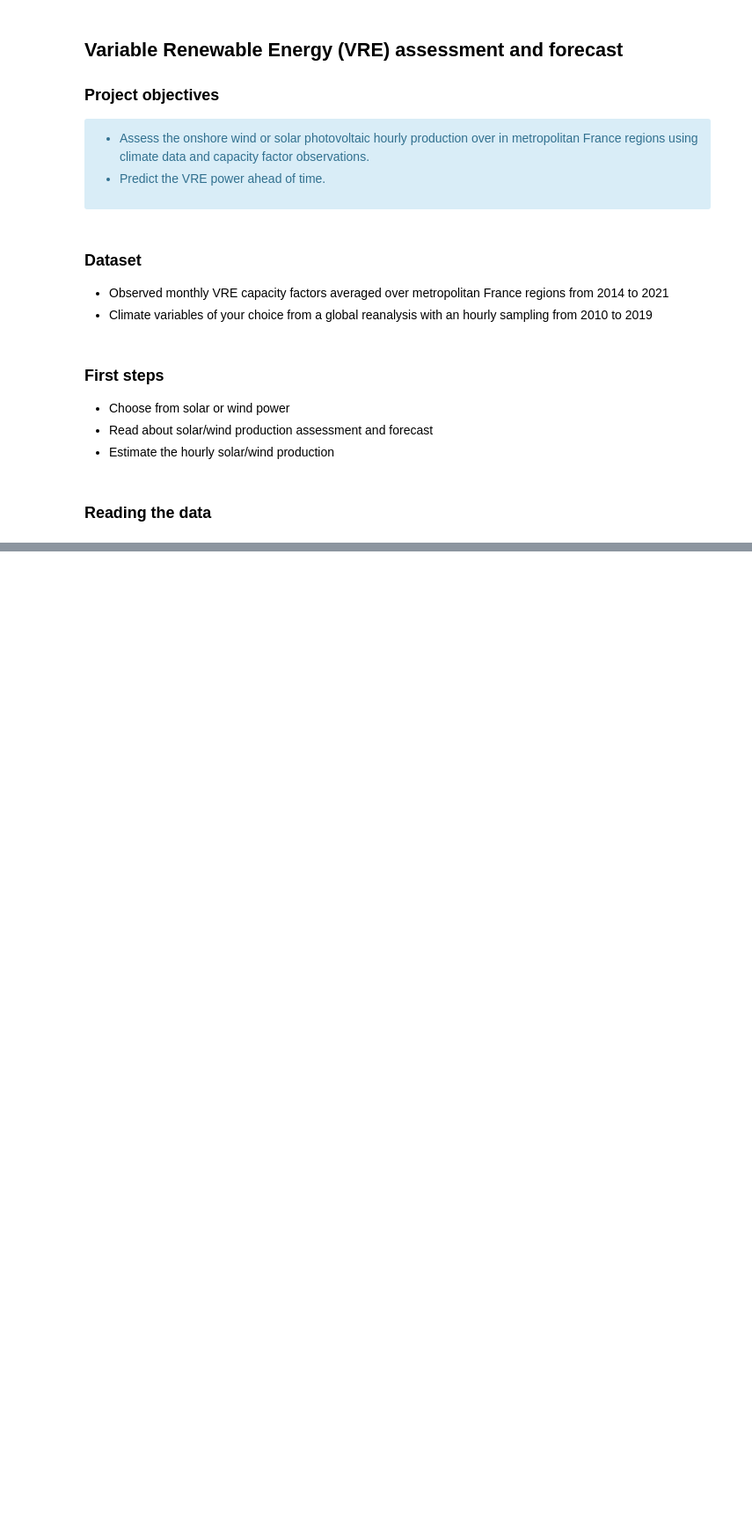
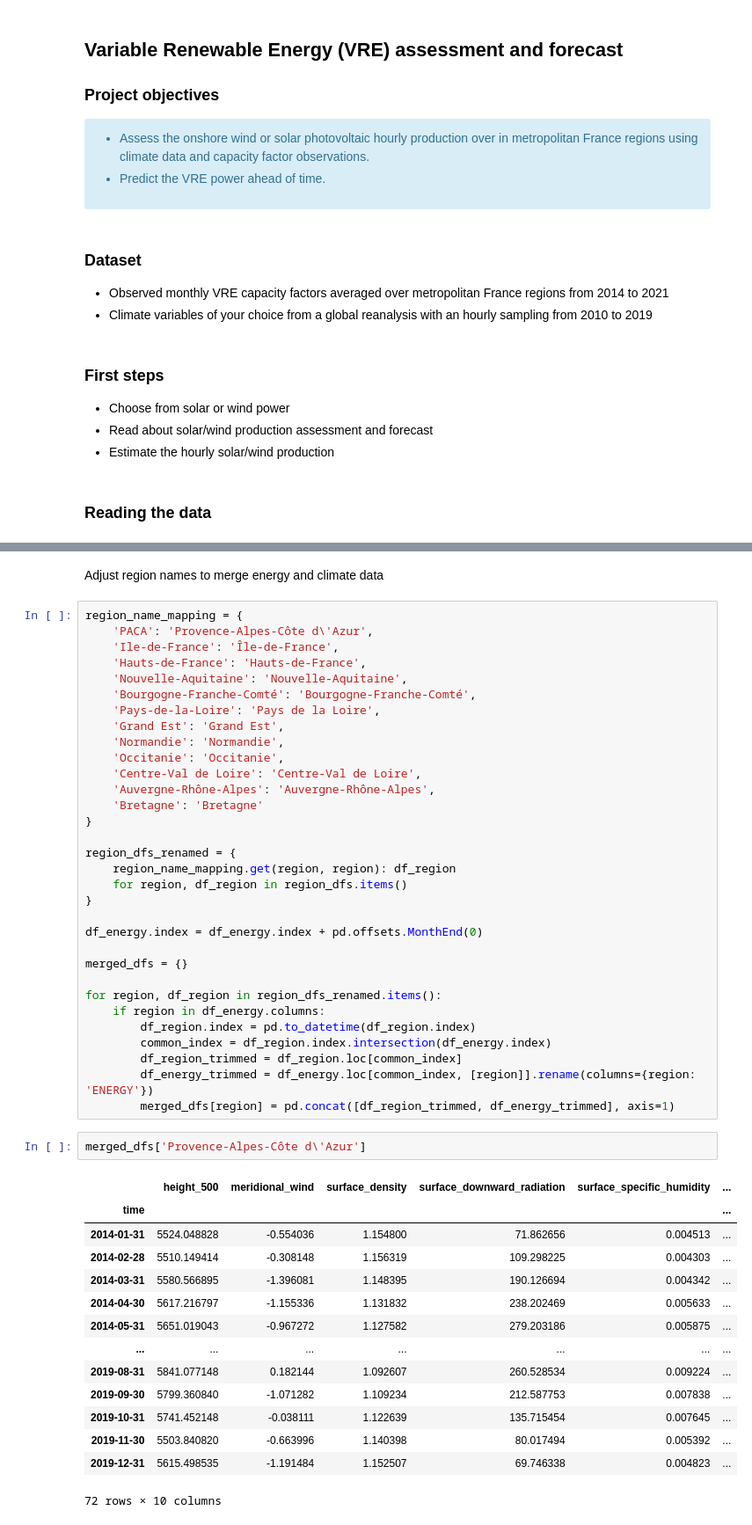
Before and after one commit to SukerZh/MACHINE-LEARNING-FOR-ENERGY-AND-CLIMATE, a Jupyter notebook: project.ipynb, the cells around one changed output, grey strips where cells are left out. Shown at 88% size. Cells and saved outputs as stored; diff of their text form; blank space fills up the shorter version.

```diff
--- a/project.ipynb
+++ b/project.ipynb
@@ -117,3 +145,54 @@ p = ds["sst"].isel(time=0).plot.contourf(levels=20, center=False)
+# %% [markdown]
+Adjust region names to merge energy and climate data
+# %%
+region_name_mapping = {
+    'PACA': 'Provence-Alpes-Côte d\'Azur',
+    'Ile-de-France': 'Île-de-France',
+    'Hauts-de-France': 'Hauts-de-France',
+    'Nouvelle-Aquitaine': 'Nouvelle-Aquitaine',
+    'Bourgogne-Franche-Comté': 'Bourgogne-Franche-Comté',
+    'Pays-de-la-Loire': 'Pays de la Loire',
+    'Grand Est': 'Grand Est',
+    'Normandie': 'Normandie',
+    'Occitanie': 'Occitanie',
+    'Centre-Val de Loire': 'Centre-Val de Loire',
+    'Auvergne-Rhône-Alpes': 'Auvergne-Rhône-Alpes',
+    'Bretagne': 'Bretagne'
+}
+
+region_dfs_renamed = {
+    region_name_mapping.get(region, region): df_region
+    for region, df_region in region_dfs.items()
+}
+
+df_energy.index = df_energy.index + pd.offsets.MonthEnd(0)
+
+merged_dfs = {}
+
+for region, df_region in region_dfs_renamed.items():
+    if region in df_energy.columns:
+        df_region.index = pd.to_datetime(df_region.index)
+        common_index = df_region.index.intersection(df_energy.index)
+        df_region_trimmed = df_region.loc[common_index]
+        df_energy_trimmed = df_energy.loc[common_index, [region]].rename(columns={region: 'ENERGY'})
+        merged_dfs[region] = pd.concat([df_region_trimmed, df_energy_trimmed], axis=1)
+# %%
+merged_dfs['Provence-Alpes-Côte d\'Azur']
+# %% [output]
+|  | height_500 | meridional_wind | surface_density | surface_downward_radiation | surface_specific_humidity | ... |
+| time |  |  |  |  |  | ... |
+| 2014-01-31 | 5524.048828 | -0.554036 | 1.154800 | 71.862656 | 0.004513 | ... |
+| 2014-02-28 | 5510.149414 | -0.308148 | 1.156319 | 109.298225 | 0.004303 | ... |
+| 2014-03-31 | 5580.566895 | -1.396081 | 1.148395 | 190.126694 | 0.004342 | ... |
+| 2014-04-30 | 5617.216797 | -1.155336 | 1.131832 | 238.202469 | 0.005633 | ... |
+| 2014-05-31 | 5651.019043 | -0.967272 | 1.127582 | 279.203186 | 0.005875 | ... |
+| ... | ... | ... | ... | ... | ... | ... |
+| 2019-08-31 | 5841.077148 | 0.182144 | 1.092607 | 260.528534 | 0.009224 | ... |
+| 2019-09-30 | 5799.360840 | -1.071282 | 1.109234 | 212.587753 | 0.007838 | ... |
+| 2019-10-31 | 5741.452148 | -0.038111 | 1.122639 | 135.715454 | 0.007645 | ... |
+| 2019-11-30 | 5503.840820 | -0.663996 | 1.140398 | 80.017494 | 0.005392 | ... |
+| 2019-12-31 | 5615.498535 | -1.191484 | 1.152507 | 69.746338 | 0.004823 | ... |
+72 rows × 10 columns
 # %% [markdown]
 ***
 ## Credit
```
Also changed, not shown: parts of 11 cells of this notebook.
